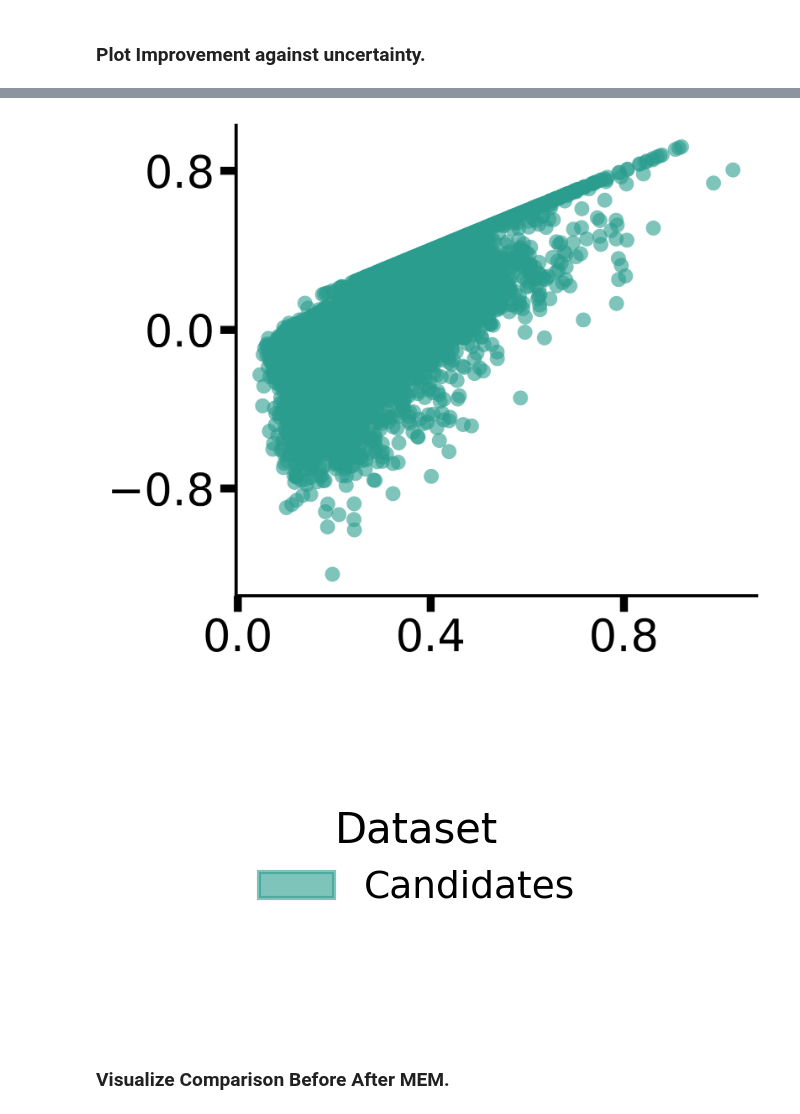
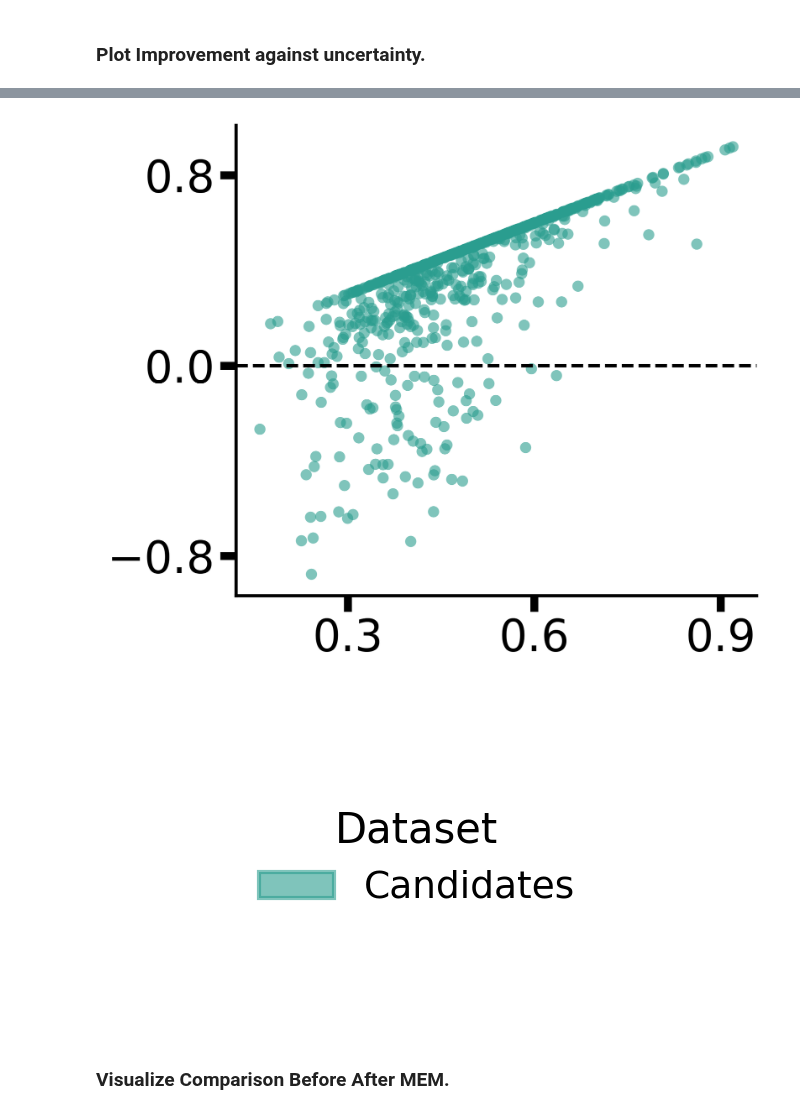
Before and after one commit to theislab/LabCompass-reproducibility, a Jupyter notebook: inverse/loss_guidance/notebooks/analyse_model_improvement/loop1_to_loop2.ipynb, the cells around one changed output, grey strips where cells are left out. Drawn from its saved outputs; the diff is of its cells as text; code cells hidden in the pictures.

```diff
--- a/inverse/loss_guidance/notebooks/analyse_model_improvement/loop1_to_loop2.ipynb
+++ b/inverse/loss_guidance/notebooks/analyse_model_improvement/loop1_to_loop2.ipynb
@@ -268,8 +268,8 @@ target_ct_prop_col = f"{target_ct}_prop"
 # ---- Define filtering mask ----
 filtering_col = "passes_constraints:all"
 target_ct_col = "cfg:sampling:target_cell_type"
-# min_ct_prop = 0.05
-min_ct_prop = 0.00
+min_ct_prop = 0.05
+# min_ct_prop = 0.00
 passes_constraints_mask = candidates_df[filtering_col]
 is_target_ct_mask = candidates_df[target_ct_col] == target_ct
 is_enriched_mask = candidates_df[target_ct_prop_col] > min_ct_prop
@@ -468,7 +470,7 @@ plt.figure(figsize=(6, 5), dpi=300)
 
 # Bigger dots (s=90 instead of 50)
 plt.scatter(plot_df_clean["Uncertainty Before"], plot_df_clean["Delta Uncertainty"],
-            c=color_main, alpha=0.6, s=90, edgecolor='none')
+            c=color_main, alpha=0.6, s=50, edgecolor='none')
 
 # ---------------- AXIS & TICK STYLING ----------------
 ax = plt.gca()
@@ -495,34 +497,38 @@ length=10,           # longer ticks
 width=5,           # slightly thicker ticks
 color='black')
 # ------------------------------------------------------
 
+
+# Horizontal line at y=0
+plt.axhline(y=0, color='black', linestyle='--', linewidth=2.0, alpha=1.0)
+
 # Remove legend entirely (already absent, but make sure)
 legend = plt.legend()
 if legend:
     legend.remove()
 
 # Despine only top/right; keep bottom/left thick
 sns.despine()
 
 plt.tight_layout()
 plt.savefig('output/scatter_uncertainty_delta_vs_before_styled.png', bbox_inches='tight', dpi=300)
 plt.show()
 
 # ------------------------------------------------------------
 # 2. Separate legend (optional) – unchanged from original
 # ------------------------------------------------------------
 legend_handles = [
     mpatches.Patch(color=color_main, alpha=0.6, label='Candidates', edgecolor='none')
 ]
 fig_legend = plt.figure(figsize=(2.5, 1.2), dpi=300)
 ax_legend = fig_legend.add_subplot(111)
 ax_legend.axis('off')
 ax_legend.legend(handles=legend_handles, title='Dataset', title_fontsize=10,
                  fontsize=9, loc='center', frameon=False)
 fig_legend.savefig('output/scatter_uncertainty_legend_separate.png', bbox_inches='tight', dpi=300)
 plt.show()
 # %% [output]
-[figure, old version]
+[figure, new version]
 [figure]
 # %% [markdown]
 ### Visualize Comparison Before After MEM.
```
Also changed, not shown: parts of 6 cells of this notebook, 2 other files.
